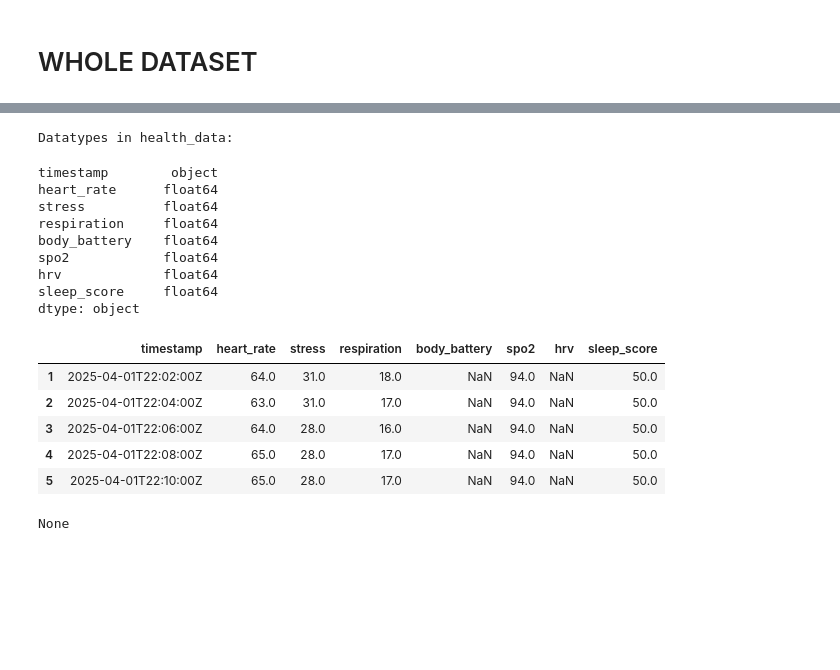
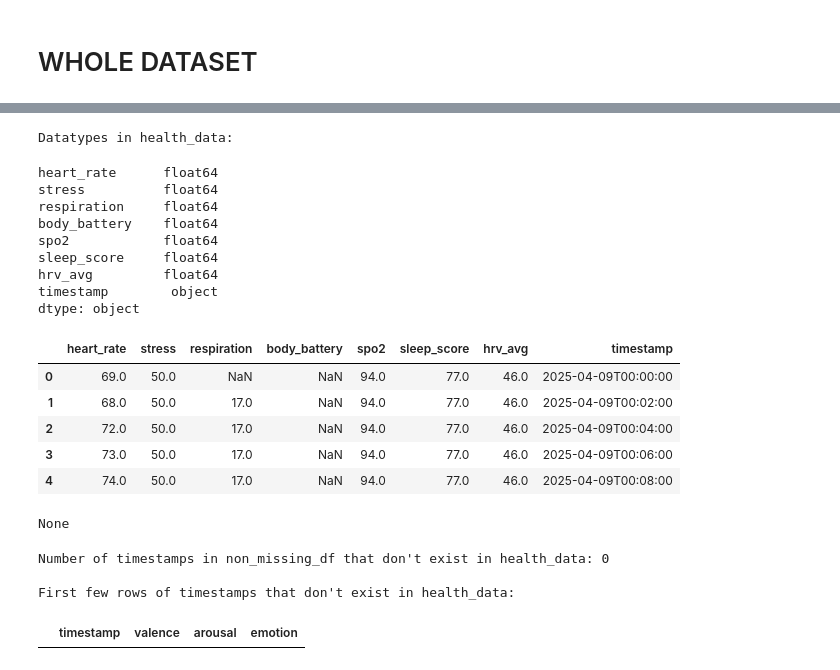
Before and after one commit to maudhelen/AffectiveLamp, a Jupyter notebook: data_processing/merge_data.ipynb, the cells around one changed output, grey strips where cells are left out. Saved outputs shown, nothing was run; the diff lists cells and outputs as text; code cells hidden in the pictures; blank space fills up the shorter version.

Commit message:
clean data

```diff
--- a/data_processing/merge_data.ipynb
+++ b/data_processing/merge_data.ipynb
@@ -85,8 +87,7 @@ display(manual_df.head())
 # %% [markdown]
 # HEALTH DATA FROM GARMIN
 # %%
-# fetch data from the data/ folder called new_garmin_data.csv
-health_data = pd.read_csv('/Users/maudhelenhovland/Desktop/AffectiveLamp/data/new_garmin_data.csv')
+health_data = pd.read_csv('/Users/maudhelenhovland/Desktop/AffectiveLamp/data/garmin_data.csv')
 print("Successfully loaded health data")
 display(health_data.head())
 print("\nHealth data shape:", health_data.shape)
@@ -95,21 +102,0 @@ FileNotFoundError: [Errno 2] No such file or directory: '/Users/maudhelenhovland
-# %%
-#Drop columns with negative values
-# First, let's identify columns that might have negative values
-numeric_columns = ['stress', 'respiration', 'heart_rate', 'spo2']
-
-# Print original shape
-print("Original shape:", health_data.shape)
-
-# Drop rows where any numeric column has negative values
-for column in numeric_columns:
-    # Print number of negative values in each column before dropping
-    neg_count = (health_data[column] < 0).sum()
-    if neg_count > 0:
-        print(f"Found {neg_count} negative values in {column}")
-        health_data = health_data[health_data[column] >= 0]
-
-# Print final shape
-print("\nShape after removing negative values:", health_data.shape)
-
-# Display the cleaned data
-display(health_data.head())
@@ -145,0 +103,7 @@ dtype: int64
+# %%
+# DROP TIME STAMP COLUMNS AND RENAME LOCAL_TIME TO TIMESTAMP
+health_data = health_data.drop(columns=['timestamp'])
+health_data = health_data.rename(columns={'local_time': 'timestamp'})
+
+# Display the result
+display(health_data.head())
@@ -201,27 +222,39 @@ None
 # %%
 #Check datatypes in health_data
 print("\nDatatypes in health_data:")
 display(health_data.dtypes)
 
-#Check for duplicate timestamps in health_data
-duplicate_timestamps = health_data[health_data.duplicated(subset=['timestamp'])]
-
 print(display(health_data.head()))
 # %% [output]
 Datatypes in health_data:
-timestamp        object
 heart_rate      float64
 stress          float64
 respiration     float64
 body_battery    float64
 spo2            float64
-hrv             float64
 sleep_score     float64
+hrv_avg         float64
+timestamp        object
 dtype: object
-|  | timestamp | heart_rate | stress | respiration | body_battery | spo2 | hrv | sleep_score |
-| 1 | 2025-04-01T22:02:00Z | 64.0 | 31.0 | 18.0 | NaN | 94.0 | NaN | 50.0 |
-| 2 | 2025-04-01T22:04:00Z | 63.0 | 31.0 | 17.0 | NaN | 94.0 | NaN | 50.0 |
-| 3 | 2025-04-01T22:06:00Z | 64.0 | 28.0 | 16.0 | NaN | 94.0 | NaN | 50.0 |
-| 4 | 2025-04-01T22:08:00Z | 65.0 | 28.0 | 17.0 | NaN | 94.0 | NaN | 50.0 |
-| 5 | 2025-04-01T22:10:00Z | 65.0 | 28.0 | 17.0 | NaN | 94.0 | NaN | 50.0 |
+|  | heart_rate | stress | respiration | body_battery | spo2 | sleep_score | hrv_avg | timestamp |
+| 0 | 69.0 | 50.0 | NaN | NaN | 94.0 | 77.0 | 46.0 | 2025-04-09T00:00:00 |
+| 1 | 68.0 | 50.0 | 17.0 | NaN | 94.0 | 77.0 | 46.0 | 2025-04-09T00:02:00 |
+| 2 | 72.0 | 50.0 | 17.0 | NaN | 94.0 | 77.0 | 46.0 | 2025-04-09T00:04:00 |
+| 3 | 73.0 | 50.0 | 17.0 | NaN | 94.0 | 77.0 | 46.0 | 2025-04-09T00:06:00 |
+| 4 | 74.0 | 50.0 | 17.0 | NaN | 94.0 | 77.0 | 46.0 | 2025-04-09T00:08:00 |
 None
+# %%
+# First, let's find timestamps that exist in non_missing_df but not in health_data
+missing_in_health = non_missing_df[~non_missing_df['timestamp'].isin(health_data['timestamp'])]
+
+# Print the shape of the dataframe with missing timestamps
+print(f"Number of timestamps in non_missing_df that don't exist in health_data: {len(missing_in_health)}")
+
+# Display the first few rows of these timestamps
+print("\nFirst few rows of timestamps that don't exist in health_data:")
+display(missing_in_health.head())
+# %% [output]
+Number of timestamps in non_missing_df that don't exist in health_data: 0
+
+First few rows of timestamps that don't exist in health_data:
+|  | timestamp | valence | arousal | emotion |
```
Also changed, not shown: parts of 20 cells of this notebook, 9 other files.
